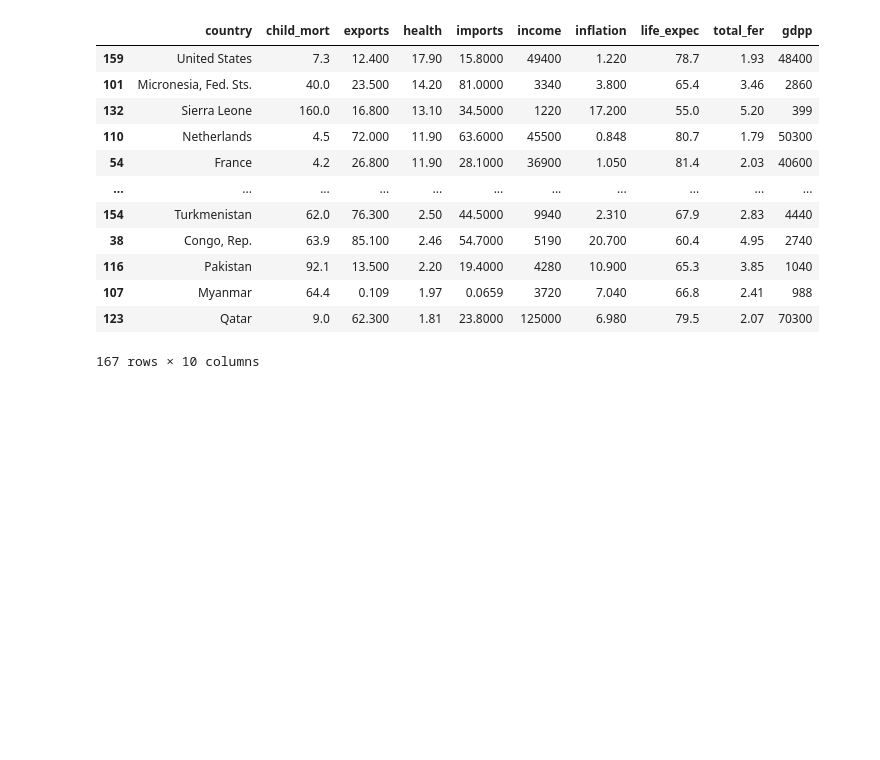
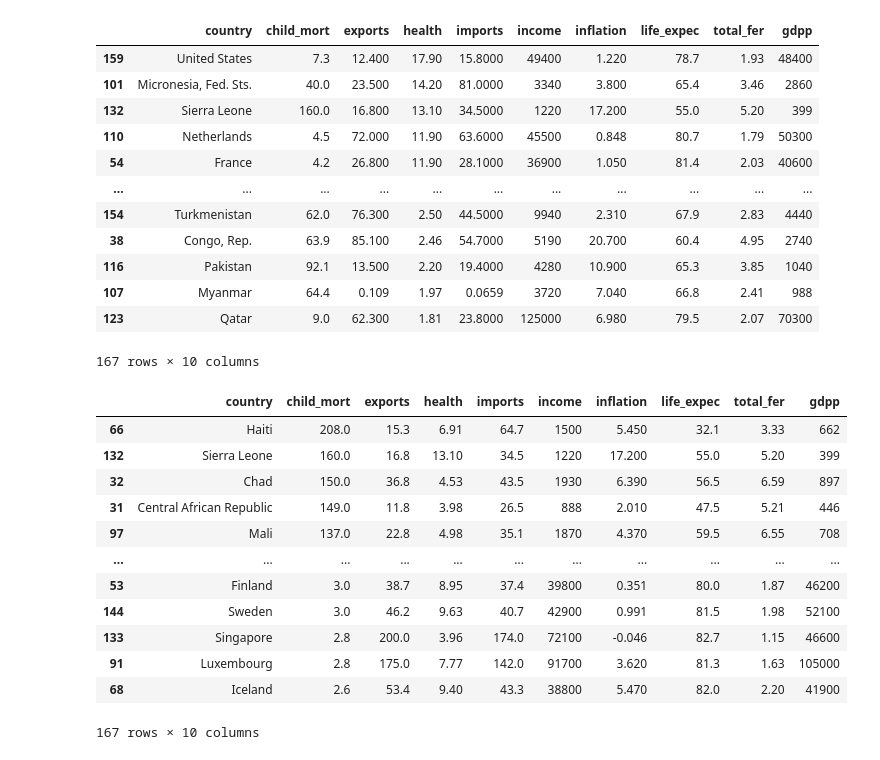
Before and after one commit to gyana-ranjan-dash/World_proverty_analysis, a Jupyter notebook: World_poverty_analysis.ipynb, the cells around one changed output. Drawn from its saved outputs; the diff is of its cells as text; code cells hidden in the pictures; blank space fills up the shorter version.

```diff
--- a/World_poverty_analysis.ipynb
+++ b/World_poverty_analysis.ipynb
@@ -136,3 +136,19 @@ country_df.sort_values(by='health', ascending = False)
 | 107 | Myanmar | 64.4 | 0.109 | 1.97 | 0.0659 | 3720 | 7.040 | 66.8 | 2.41 | 988 |
 | 123 | Qatar | 9.0 | 62.300 | 1.81 | 23.8000 | 125000 | 6.980 | 79.5 | 2.07 | 70300 |
 167 rows × 10 columns
+# %%
+country_df.sort_values(by='child_mort', ascending = False)
+# %% [output]
+|  | country | child_mort | exports | health | imports | income | inflation | life_expec | total_fer | gdpp |
+| 66 | Haiti | 208.0 | 15.3 | 6.91 | 64.7 | 1500 | 5.450 | 32.1 | 3.33 | 662 |
+| 132 | Sierra Leone | 160.0 | 16.8 | 13.10 | 34.5 | 1220 | 17.200 | 55.0 | 5.20 | 399 |
+| 32 | Chad | 150.0 | 36.8 | 4.53 | 43.5 | 1930 | 6.390 | 56.5 | 6.59 | 897 |
+| 31 | Central African Republic | 149.0 | 11.8 | 3.98 | 26.5 | 888 | 2.010 | 47.5 | 5.21 | 446 |
+| 97 | Mali | 137.0 | 22.8 | 4.98 | 35.1 | 1870 | 4.370 | 59.5 | 6.55 | 708 |
+| ... | ... | ... | ... | ... | ... | ... | ... | ... | ... | ... |
+| 53 | Finland | 3.0 | 38.7 | 8.95 | 37.4 | 39800 | 0.351 | 80.0 | 1.87 | 46200 |
+| 144 | Sweden | 3.0 | 46.2 | 9.63 | 40.7 | 42900 | 0.991 | 81.5 | 1.98 | 52100 |
+| 133 | Singapore | 2.8 | 200.0 | 3.96 | 174.0 | 72100 | -0.046 | 82.7 | 1.15 | 46600 |
+| 91 | Luxembourg | 2.8 | 175.0 | 7.77 | 142.0 | 91700 | 3.620 | 81.3 | 1.63 | 105000 |
+| 68 | Iceland | 2.6 | 53.4 | 9.40 | 43.3 | 38800 | 5.470 | 82.0 | 2.20 | 41900 |
+167 rows × 10 columns
```
Also changed, not shown: parts of 1 cell of this notebook.
